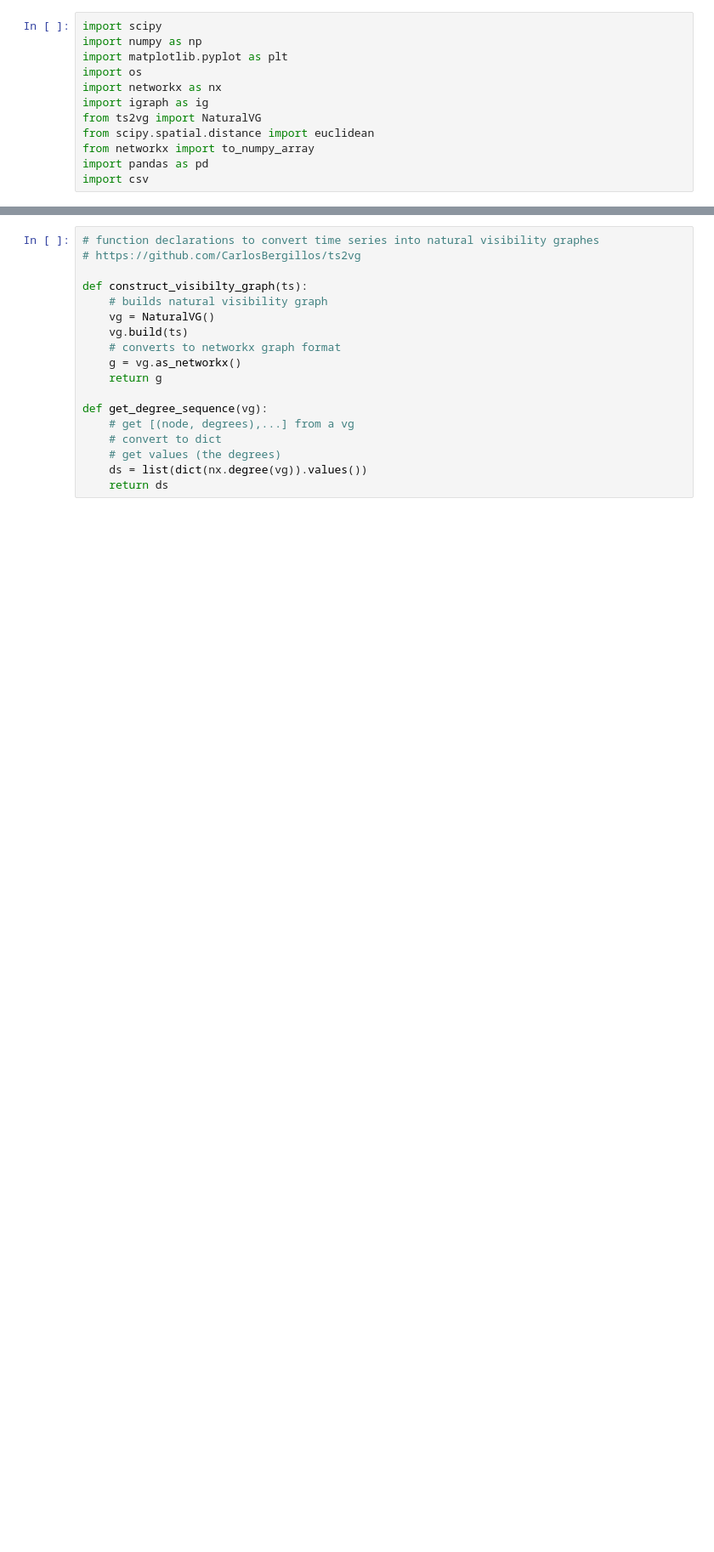
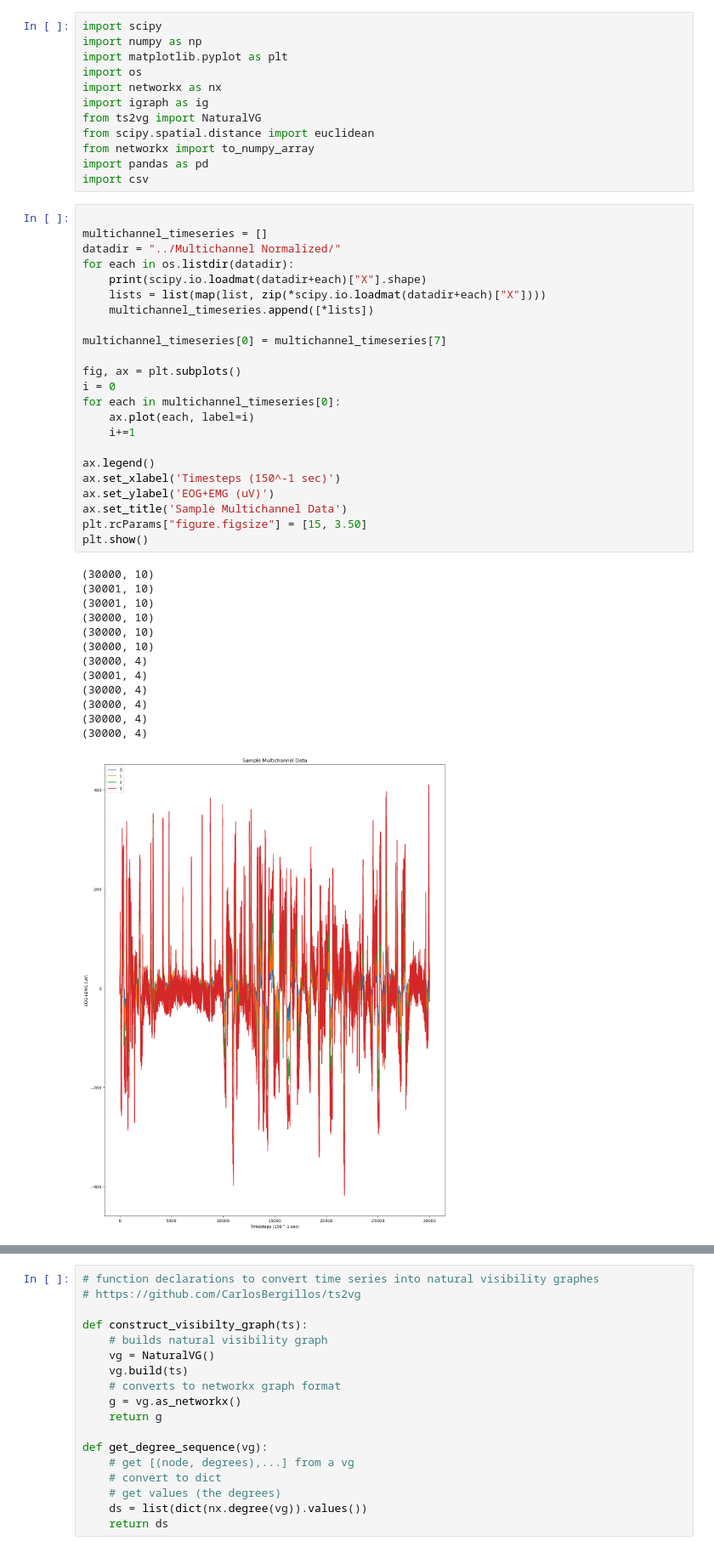
Before and after one commit to ijight/clustering-blepharospasms, a Jupyter notebook: JupyterNB/multichannel-clustering.ipynb, the cells around one changed output, grey strips where cells are left out. Shown at 85% size. Saved outputs shown, nothing was run; the diff lists cells and outputs as text; blank space fills up the shorter version.

```diff
--- a/JupyterNB/multichannel-clustering.ipynb
+++ b/JupyterNB/multichannel-clustering.ipynb
@@ -10,5 +10,42 @@ from scipy.spatial.distance import euclidean
 from networkx import to_numpy_array
 import pandas as pd
 import csv
+# %%
+
+multichannel_timeseries = []
+datadir = "../Multichannel Normalized/"
+for each in os.listdir(datadir):
+    print(scipy.io.loadmat(datadir+each)["X"].shape)
+    lists = list(map(list, zip(*scipy.io.loadmat(datadir+each)["X"])))
+    multichannel_timeseries.append([*lists])
+
+multichannel_timeseries[0] = multichannel_timeseries[7]
+
+fig, ax = plt.subplots()
+i = 0
+for each in multichannel_timeseries[0]:
+    ax.plot(each, label=i)
+    i+=1
+
+ax.legend()
+ax.set_xlabel('Timesteps (150^-1 sec)')
+ax.set_ylabel('EOG+EMG (uV)')
+ax.set_title('Sample Multichannel Data')
+plt.rcParams["figure.figsize"] = [15, 3.50]
+plt.show()
+# %% [output]
+(30000, 10)
+(30001, 10)
+(30001, 10)
+(30000, 10)
+(30000, 10)
+(30000, 10)
+(30000, 4)
+(30001, 4)
+(30000, 4)
+(30000, 4)
+(30000, 4)
+(30000, 4)
+[figure, added]
 # %%
 # data input
```
Also changed, not shown: parts of 6 cells of this notebook, 23 other files.
